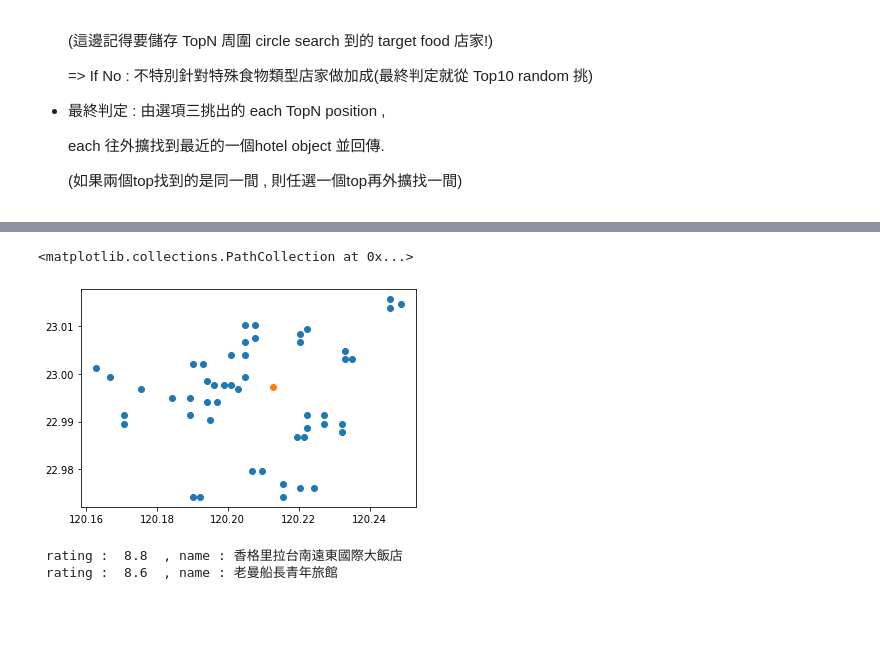
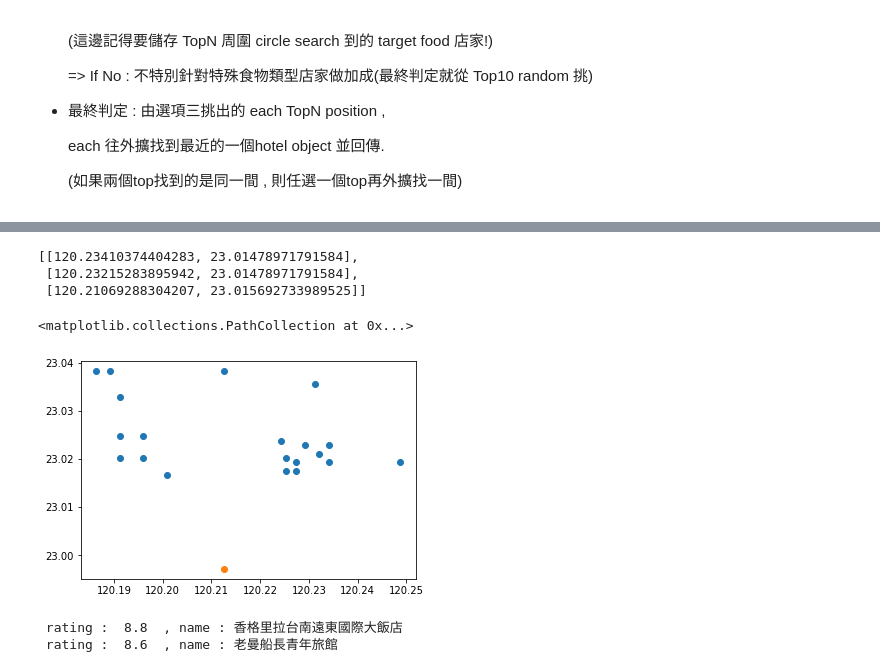
Before and after one commit to nightted/Travel-Recommend-Project, a Jupyter notebook: Googlemap_Store_Search.ipynb, the cells around one changed output, grey strips where cells are left out. Drawn from its saved outputs; the diff is of its cells as text; code cells hidden in the pictures; blank space fills up the shorter version.

```diff
--- a/Googlemap_Store_Search.ipynb
+++ b/Googlemap_Store_Search.ipynb
@@ -76,3 +76,15 @@ Building wheels for collected packages: googlemaps
 Successfully built googlemaps
 Installing collected packages: googlemaps
 Successfully installed googlemaps-4.4.2
+# %%
+b = [1,2,3,4,5,6]
+
+def judge(num):
+    if num > 3:
+        return num
+    else:
+        return None
+
+f = filter(judge ,b)
+f = list(f)
+f
@@ -1565,6 +1576,13 @@ def find_best_hotels(peaks , silence_demand = False ,target_sigtseeings = None ,
 
   top_points = find_top_points_by_target_food( top_peaks ,
                           target_food = target_food )
+# %%
+topN = 50
+randomN = 3
+silence_demand = False
+target_sigtseeings = ['四草綠色隧道','安平古堡']
+target_food = ['文章牛肉湯']
+kwargs = {'density_h' : density_h , 'density_rs' : density_rs , 'density_cn' : density_cn }
 # %%
 hash_name_obj_density = {
     '牛肉' : ['Tainan_beefsoup' , 'density_bs'] ,
@@ -1573,12 +1591,31 @@ hash_name_obj_density = {
     '鹹粥' : ['Tainan_gruel' , 'density_gru']
 }
 
+t1 = t.time()
+
 select_food = []
 for key_food in hash_name_obj_density.keys():
   for food in target_food:
     if find_common_word_2str(food , key_food)[0] >= 2:
       select_food.append(key_food)
+
+t2 = t.time()
+
 select_food = list(set(select_food))
 food_dict = { hash_name_obj_density[food][1] : eval(hash_name_obj_density[food][1]) for food in select_food }
-food_dict
+kwargs = { **kwargs , **food_dict }
+
+t3 = t.time()
+
+# main step to find suitable hotels
+top_peaks = search_peak( silence_demand = silence_demand ,
+              target_sigtseeings = target_sigtseeings ,
+              **kwargs )
+topN = topN if topN<len(top_peaks) else len(top_peaks)
+select_idx = random.sample(range(topN), 3)
+select_peaks = [top_peaks[idx] for idx in select_idx] # choose topN peaks
+
+t4 = t.time()
+
+print(f't1~t2 = {t2-t1} , t2~t3 = {t3-t2} , t3~t4 = {t4-t3}')
 # %% [output]
@@ -1648,11 +1625,19 @@ latlng :[120.17557659  22.9967294 ] , peak : [74,58] ,den:[3.0381944444444446, 8
+# %%
+select_peaks
+# %% [output]
+[[120.23410374404283, 23.01478971791584],
+ [120.23215283895942, 23.01478971791584],
+ [120.21069288304207, 23.015692733989525]]
+# %%
+peak_position = np.array(select_peaks)
 # %%
 # plot top peaks position consider hotels and convenience stores
-select_num = 50
+select_num = 20
 plt.scatter(peak_position[:select_num,0],peak_position[:select_num,1])
 plt.scatter(np.array(x_y_tr)[:,0],np.array(x_y_tr)[:,1]) # train station
 # %% [output]
 <matplotlib.collections.PathCollection at 0x...>
-[figure, old version]
+[figure, new version]
 # %%
 search_center = peak_position[0]
 filter_f = partial(filter_by_criteria , center = search_center , criteria = 200 )
```
Also changed, not shown: parts of 23 cells of this notebook.
